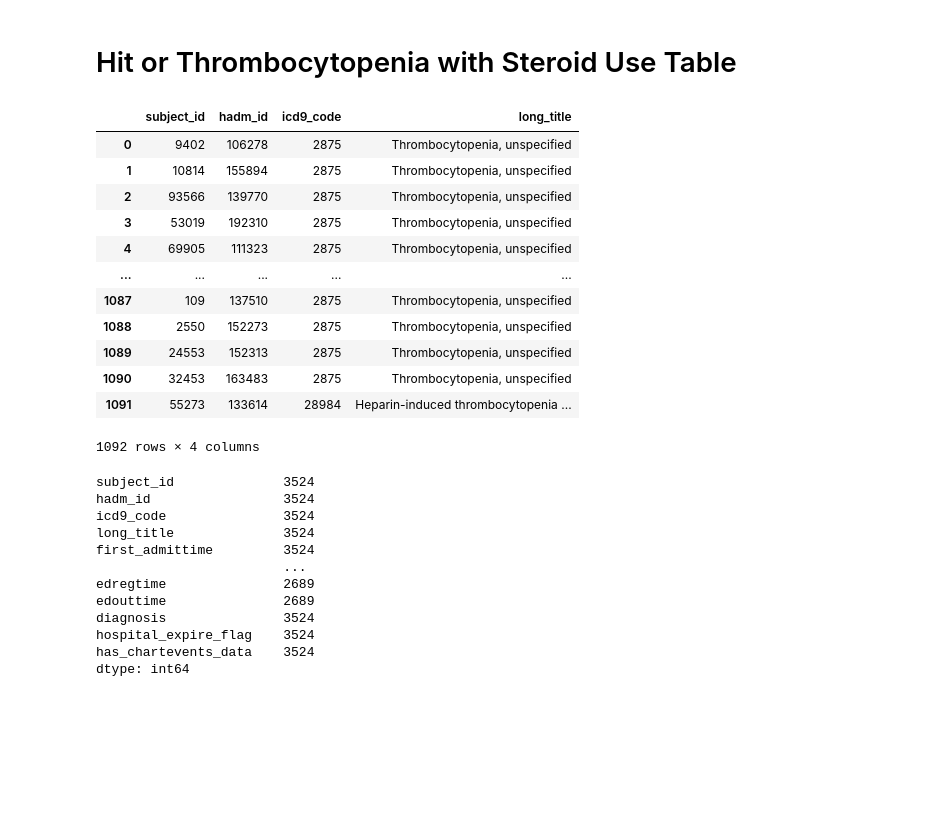
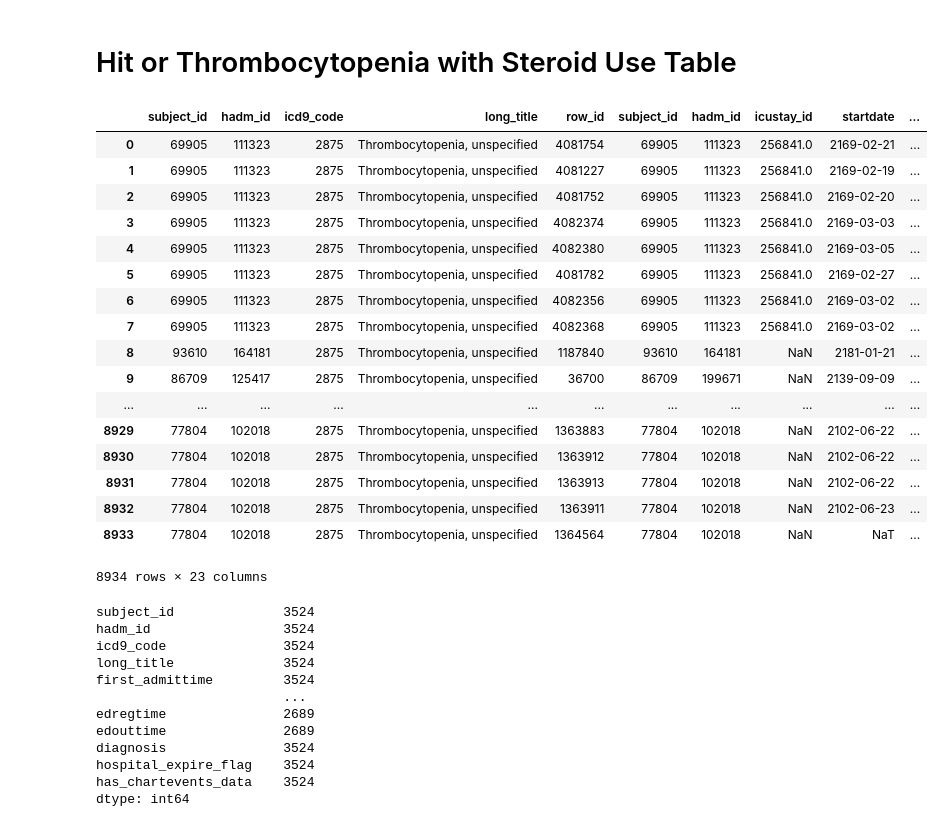
Before and after one commit to anaeliaovalle/mimic3_research, a Jupyter notebook: MIMIC3 Project.ipynb, the cells around one changed output. Saved outputs shown, nothing was run; the diff lists cells and outputs as text; code cells hidden in the pictures; blank space fills up the shorter version.

Commit message:
added thrombo + HIT

```diff
--- a/MIMIC3 Project.ipynb
+++ b/MIMIC3 Project.ipynb
@@ -187,8 +187,9 @@ df
 #1,092 RECORDS
 query = query_schema + """
 
+WITH temp as (
 
-SELECT
+    SELECT
     DISTINCT(a.subject_id),
     a.hadm_id,
     a.icd9_code,
@@ -204,55 +205,70 @@ INNER JOIN
         WHERE
             long_title like '%HIT%'
     ) b
 ON a.icd9_code = b.icd9_code
 UNION
     (
     SELECT
         DISTINCT(a.subject_id),
         a.hadm_id,
         a.icd9_code,
         b.long_title
     FROM
         diagnoses_icd a
     INNER JOIN
         (
             SELECT
                 icd9_code, long_title
             FROM
                  d_icd_diagnoses
             WHERE
                 long_title like '%Thrombocytopenia%'
         ) b
     ON a.icd9_code = b.icd9_code
-    INNER JOIN
-        prescriptions d
-    ON a.subject_id = d.subject_id
-    WHERE
-        LOWER(d.drug_name_generic) like '%prednisone%'
-            OR
-        LOWER(d.drug) like '%methylprednisolone%'
-            OR
-        LOWER(d.drug) like '%dexamethasone%'
     )
+
+)
+
+SELECT
+    a.subject_id,
+    a.hadm_id,
+    a.icd9_code,
+    a.long_title,
+    d.*
+FROM temp a
+INNER JOIN
+    prescriptions d
+ON a.subject_id = d.subject_id
+WHERE
+    LOWER(d.drug_name_generic) like '%prednisone%'
+        OR
+    LOWER(d.drug) like '%methylprednisolone%'
+        OR
+    LOWER(d.drug) like '%dexamethasone%'
 
 """
 df_thrombo_hit = pd.read_sql_query(query,con)
 
 df_thrombo_hit
 # %% [output]
-|  | subject_id | hadm_id | icd9_code | long_title |
-| 0 | 9402 | 106278 | 2875 | Thrombocytopenia, unspecified |
-| 1 | 10814 | 155894 | 2875 | Thrombocytopenia, unspecified |
-| 2 | 93566 | 139770 | 2875 | Thrombocytopenia, unspecified |
-| 3 | 53019 | 192310 | 2875 | Thrombocytopenia, unspecified |
-| 4 | 69905 | 111323 | 2875 | Thrombocytopenia, unspecified |
-| ... | ... | ... | ... | ... |
-| 1087 | 109 | 137510 | 2875 | Thrombocytopenia, unspecified |
-| 1088 | 2550 | 152273 | 2875 | Thrombocytopenia, unspecified |
-| 1089 | 24553 | 152313 | 2875 | Thrombocytopenia, unspecified |
-| 1090 | 32453 | 163483 | 2875 | Thrombocytopenia, unspecified |
-| 1091 | 55273 | 133614 | 28984 | Heparin-induced thrombocytopenia ... |
+|  | subject_id | hadm_id | icd9_code | long_title | row_id | subject_id | hadm_id | icustay_id | startdate | ... |
+| 0 | 69905 | 111323 | 2875 | Thrombocytopenia, unspecified | 4081754 | 69905 | 111323 | 256841.0 | 2169-02-21 | ... |
+| 1 | 69905 | 111323 | 2875 | Thrombocytopenia, unspecified | 4081227 | 69905 | 111323 | 256841.0 | 2169-02-19 | ... |
+| 2 | 69905 | 111323 | 2875 | Thrombocytopenia, unspecified | 4081752 | 69905 | 111323 | 256841.0 | 2169-02-20 | ... |
+| 3 | 69905 | 111323 | 2875 | Thrombocytopenia, unspecified | 4082374 | 69905 | 111323 | 256841.0 | 2169-03-03 | ... |
+| 4 | 69905 | 111323 | 2875 | Thrombocytopenia, unspecified | 4082380 | 69905 | 111323 | 256841.0 | 2169-03-05 | ... |
+| 5 | 69905 | 111323 | 2875 | Thrombocytopenia, unspecified | 4081782 | 69905 | 111323 | 256841.0 | 2169-02-27 | ... |
+| 6 | 69905 | 111323 | 2875 | Thrombocytopenia, unspecified | 4082356 | 69905 | 111323 | 256841.0 | 2169-03-02 | ... |
+| 7 | 69905 | 111323 | 2875 | Thrombocytopenia, unspecified | 4082368 | 69905 | 111323 | 256841.0 | 2169-03-02 | ... |
+| 8 | 93610 | 164181 | 2875 | Thrombocytopenia, unspecified | 1187840 | 93610 | 164181 | NaN | 2181-01-21 | ... |
+| 9 | 86709 | 125417 | 2875 | Thrombocytopenia, unspecified | 36700 | 86709 | 199671 | NaN | 2139-09-09 | ... |
+| ... | ... | ... | ... | ... | ... | ... | ... | ... | ... | ... |
+| 8929 | 77804 | 102018 | 2875 | Thrombocytopenia, unspecified | 1363883 | 77804 | 102018 | NaN | 2102-06-22 | ... |
+| 8930 | 77804 | 102018 | 2875 | Thrombocytopenia, unspecified | 1363912 | 77804 | 102018 | NaN | 2102-06-22 | ... |
+| 8931 | 77804 | 102018 | 2875 | Thrombocytopenia, unspecified | 1363913 | 77804 | 102018 | NaN | 2102-06-22 | ... |
+| 8932 | 77804 | 102018 | 2875 | Thrombocytopenia, unspecified | 1363911 | 77804 | 102018 | NaN | 2102-06-23 | ... |
+| 8933 | 77804 | 102018 | 2875 | Thrombocytopenia, unspecified | 1364564 | 77804 | 102018 | NaN | NaT | ... |
-1092 rows × 4 columns
+8934 rows × 23 columns
 # %%
 p_demo = pd.merge(df_thrombo_hit,df_demo,on= ['subject_id', 'hadm_id'] )
 # %%
```
Also changed, not shown: parts of 17 cells of this notebook.
